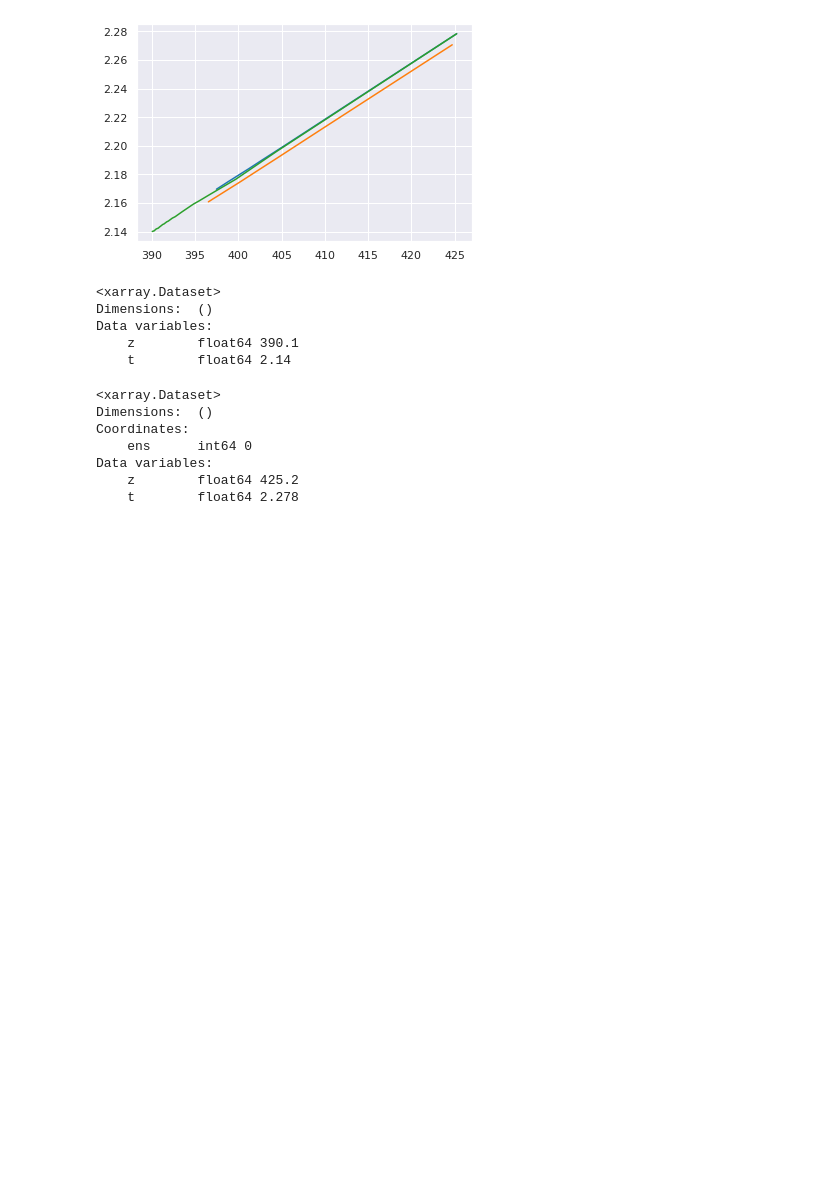
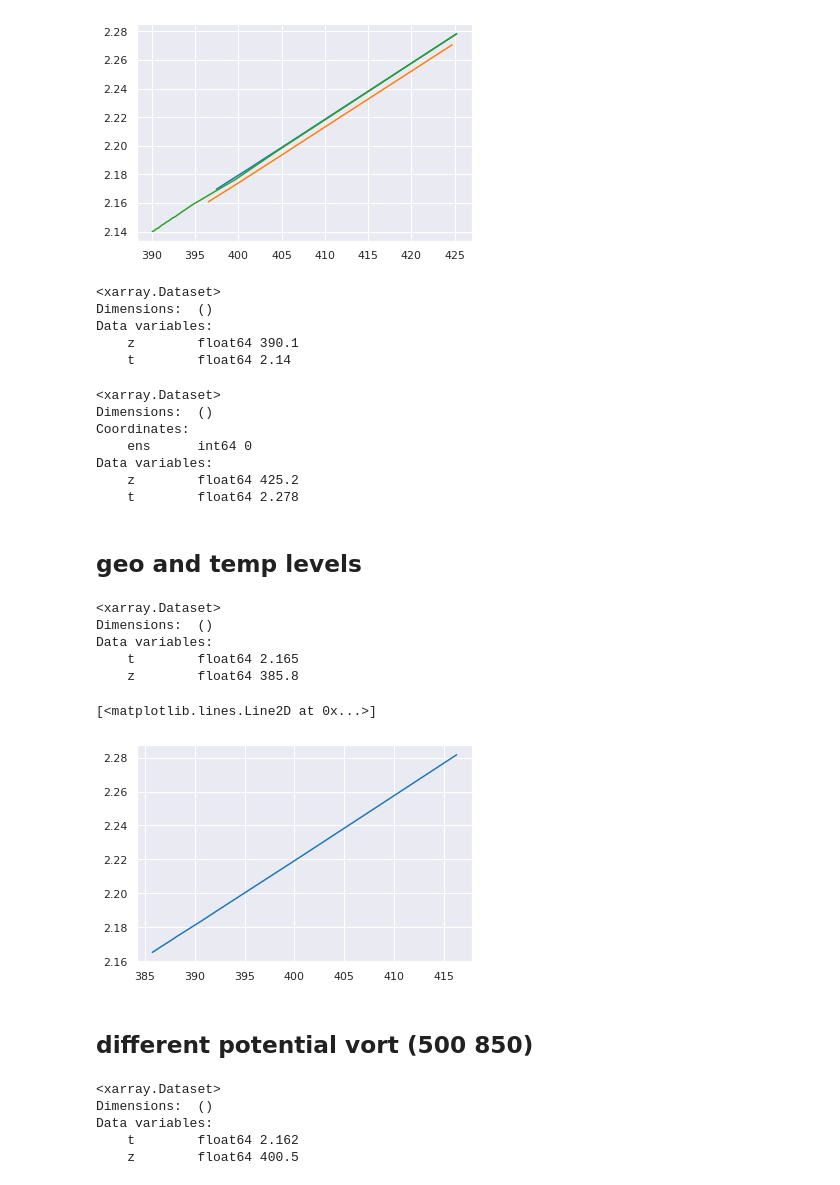
Before and after one commit to mc4117/ResNet_Weather, a Jupyter notebook: neural_notebooks/resnet/full_dataset_dr_72_more_data_9blocks.ipynb, the cells around one changed output. Drawn from its saved outputs; the diff is of its cells as text; code cells hidden in the pictures; blank space fills up the shorter version.

```diff
--- a/neural_notebooks/resnet/full_dataset_dr_72_more_data_9blocks.ipynb
+++ b/neural_notebooks/resnet/full_dataset_dr_72_more_data_9blocks.ipynb
@@ -366,3 +366,50 @@ Coordinates:
 Data variables:
     z        float64 425.2
     t        float64 2.278
+# %% [markdown]
+## geo and temp levels
+# %%
+# generated using resnet/whole_mm_comb.py
+
+pred_ensemble_comb = np.load('/rds/general/user/mc4117/ephemeral/saved_pred/whole_res_indiv_do_9_comb.npy')
+
+samples = 20
+preds_comb = xr.Dataset({
+    't': xr.DataArray(
+        pred_ensemble_comb[0, ...],
+        dims=['time', 'lat', 'lon', 'ens'],
+        coords={'time':dg_test.data.time[72:], 'lat': dg_test.data.lat, 'lon': dg_test.data.lon, 'ens': np.arange(samples),
+                },
+    ),
+    'z': xr.DataArray(
+        pred_ensemble_comb[1, ...],
+        dims=['time', 'lat', 'lon', 'ens'],
+        coords={'time':dg_test.data.time[72:], 'lat': dg_test.data.lat, 'lon': dg_test.data.lon, 'ens': np.arange(samples),
+                },
+    )
+})
+
+ens_rmse_list_comb = []
+
+ens_comb = preds_comb.isel(ens = 0).copy()
+
+ens_rmse_list_comb.append(compute_weighted_rmse(ens_comb, real_ds).compute())
+
+for i in range(1, len(preds_comb.ens)):
+    ens_comb += preds_comb.isel(ens = i).copy()
+    ens_rmse_list_comb.append(compute_weighted_rmse(ens_comb/(i+1), real_ds).compute())
+# %%
+ens_rmse_list_comb[-1]
+# %% [output]
+<xarray.Dataset>
+Dimensions:  ()
+Data variables:
+    t        float64 2.165
+    z        float64 385.8
+# %%
+plt.plot([ens_rmse_list_comb[i].z for i in range(len(ens_rmse_list_comb))], [ens_rmse_list_comb[i].t for i in range(len(ens_rmse_list_comb))], label = 'comb')
+# %% [output]
+[<matplotlib.lines.Line2D at 0x...>]
+[figure, added]
+# %% [markdown]
+## different potential vort (500 850)
@@ -368,0 +444,8 @@ Data variables:
+# %%
+ens_rmse_list_3[-1]
+# %% [output]
+<xarray.Dataset>
+Dimensions:  ()
+Data variables:
+    t        float64 2.162
+    z        float64 400.5
```
Also changed, not shown: parts of 5 cells of this notebook, 22 other files.
